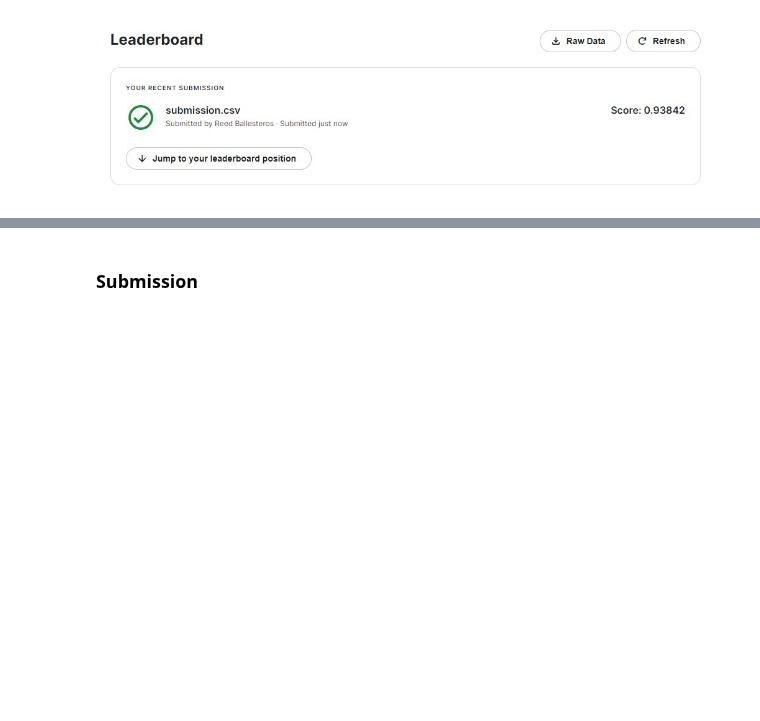
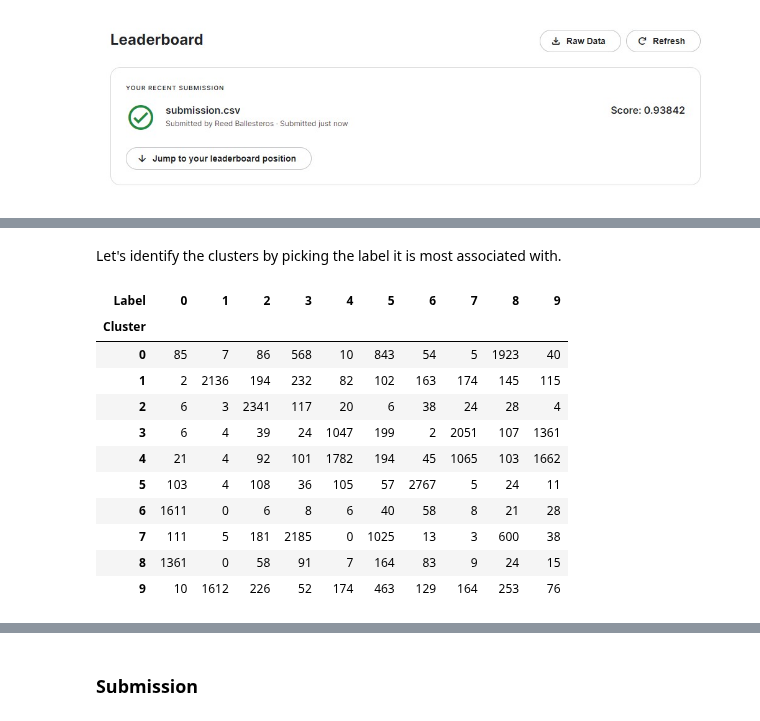
Before and after one commit to ReedBallesterosNU/MSDS-422-DL-Practical-Machine-Learning, a Jupyter notebook: Module-06/Assignment-03/Module 6 Assignment 1 - Digit Recognizer.ipynb, the cells around one changed output, grey strips where cells are left out. Saved outputs shown, nothing was run; the diff lists cells and outputs as text; code cells hidden in the pictures; blank space fills up the shorter version.

```diff
--- a/Module-06/Assignment-03/Module 6 Assignment 1 - Digit Recognizer.ipynb
+++ b/Module-06/Assignment-03/Module 6 Assignment 1 - Digit Recognizer.ipynb
@@ -425,0 +472,8 @@ submission.to_csv('submission.csv', index=False)
+# %%
+start=datetime.now()
+kmeans = KMeans(n_clusters=10)
+#kmeans = MiniBatchKMeans(n_clusters=10) # super-fast, but has memory leaks and not as accurate
+kmeans.fit(X_train)
+kmeans.labels_
+end=datetime.now()
+print(end-start)
@@ -425,0 +484,4 @@ submission.to_csv('submission.csv', index=False)
+# %%
+y_train_clusters = pd.DataFrame(kmeans.labels_, columns=["Cluster"])
+y_train_clusters['Label'] = y_train.tolist()
+y_train_clusters
@@ -425,0 +502,17 @@ submission.to_csv('submission.csv', index=False)
+# %% [markdown]
+Let's identify the clusters by picking the label it is most associated with.
+# %%
+pd.crosstab(y_train_clusters['Cluster'],y_train_clusters["Label"])
+# %% [output]
+| Label | 0 | 1 | 2 | 3 | 4 | 5 | 6 | 7 | 8 | 9 |
+| Cluster |  |  |  |  |  |  |  |  |  |  |
+| 0 | 85 | 7 | 86 | 568 | 10 | 843 | 54 | 5 | 1923 | 40 |
+| 1 | 2 | 2136 | 194 | 232 | 82 | 102 | 163 | 174 | 145 | 115 |
+| 2 | 6 | 3 | 2341 | 117 | 20 | 6 | 38 | 24 | 28 | 4 |
+| 3 | 6 | 4 | 39 | 24 | 1047 | 199 | 2 | 2051 | 107 | 1361 |
+| 4 | 21 | 4 | 92 | 101 | 1782 | 194 | 45 | 1065 | 103 | 1662 |
+| 5 | 103 | 4 | 108 | 36 | 105 | 57 | 2767 | 5 | 24 | 11 |
+| 6 | 1611 | 0 | 6 | 8 | 6 | 40 | 58 | 8 | 21 | 28 |
+| 7 | 111 | 5 | 181 | 2185 | 0 | 1025 | 13 | 3 | 600 | 38 |
+| 8 | 1361 | 0 | 58 | 91 | 7 | 164 | 83 | 9 | 24 | 15 |
+| 9 | 10 | 1612 | 226 | 52 | 174 | 463 | 129 | 164 | 253 | 76 |
```
Also changed, not shown: parts of 28 cells of this notebook, 2 other files.
